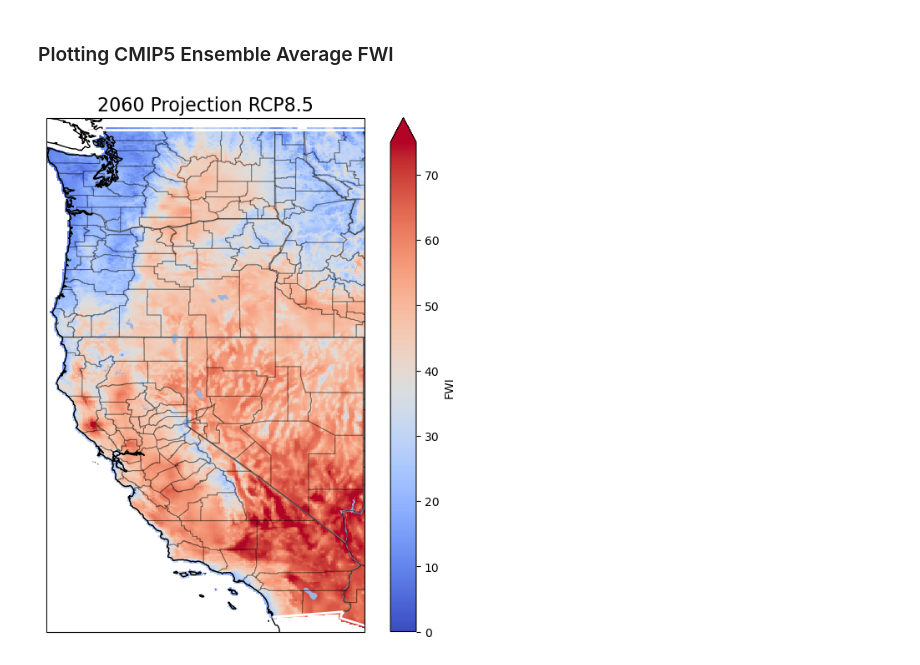
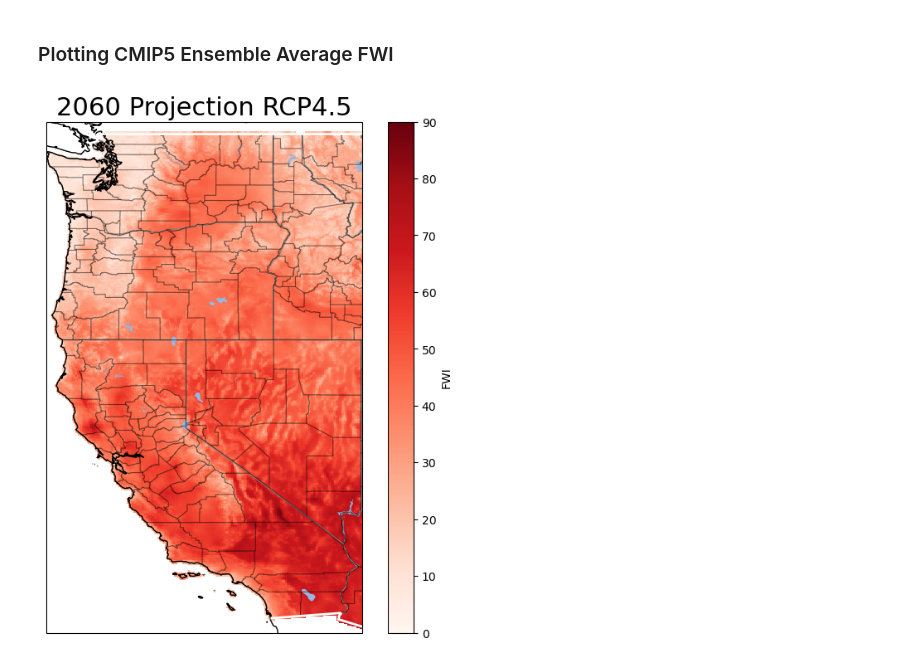
Before and after one commit to theo-avila/2024_FWI_CMIP5_Ensemble_Avila, a Jupyter notebook: notebooks/2_CMIP5_spatial_projections.ipynb, the cells around one changed output. Saved outputs shown, nothing was run; the diff lists cells and outputs as text; code cells hidden in the pictures.

```diff
--- a/notebooks/2_CMIP5_spatial_projections.ipynb
+++ b/notebooks/2_CMIP5_spatial_projections.ipynb
@@ -29,7 +29,9 @@ def proj_1960(models, lon_max, lon_min, lat_min, lat_max):
 
     average_array = []
     for model in models:
-        filein = "/data/keeling/a/davidcl2/d/MACA/FWI_RHmin/rcp85/out/macav2metdata_fwi_" + model + "_r1i1p1_rcp85_2056_2060_CONUS_daily.nc"
+        filein = "/data/keeling/a/davidcl2/d/MACA/FWI_RHmin/rcp45/out/macav2metdata_fwi_" + model + "_r1i1p1_rcp45_2056_2060_CONUS_daily.nc"
+        #filein = "/data/keeling/a/davidcl2/d/MACA/FWI_RHmin/rcp45/out/macav2metdata_fwi_" + model + "_r1i1p1_rcp45_2086_2090_CONUS_daily.nc"
+
         # this code selects lon, lat, and days included, also need to include years,
         current_model = xr.open_dataset(filein)
         selected_ds = current_model.sel(time=slice(f'{2060}-06-01', f'{2060}-10-31'))
@@ -90,38 +92,36 @@ states110 = cfeature.NaturalEarthFeature(
             scale=scale,
             facecolor='none',
             edgecolor='r')
 
-cmap='pink'
-cmap='cividis'
-#cmap='viridis'
-cmap='coolwarm'
+cmap='Reds'
+
 # central_longitude=260.0
 ## (17,17)
 fig, ax = plt.subplots(figsize=(8, 8), subplot_kw={'projection': ccrs.PlateCarree()})
 #print(booted_trend_slope)
-average_2060_proj.FWI.plot(ax=ax,cmap=cmap,vmin=0,vmax=75)
+average_2060_proj.FWI.plot(ax=ax,cmap=cmap,vmin=0,vmax=90)
 
 # Set the aspect ratio to 'box' for horizontal stretching
 # Replace min_x and max_x with appropriate values# Plot the second shapefile (gdf_wgs84)
 # Replace 'white' and 'black' with the desired colors and styling
 
 #gdf_wgs84.boundary.plot(ax=ax, color='none', edgecolor='red', linewidth=1.0)
 
 # Set the extent and add other map features as needed
 #ax.set_extent([-125, -113, 31.5, 49.5], crs=ccrs.PlateCarree())
 ax.add_feature(cfeature.NaturalEarthFeature('cultural', 'admin_1_states_provinces_lines', '110m', edgecolor='gray', facecolor='none'))
 ax.coastlines()
 ax.add_feature(cfeature.LAKES)
 ax.add_feature(COUNTIES, linewidth=0.8, alpha=0.5, facecolor='none', edgecolor='black')
 ax.add_feature(cfeature.BORDERS, linewidth=2, edgecolor='white')
 
 #gl = ax.gridlines(draw_labels=True, color='black', alpha=0.5, linestyle='--')
 #gl.xlabel_style = {'size': 10, 'color': 'black'}
 #gl.ylabel_style = {'size': 10, 'color': 'black'}
 
 #gdf_ocean.plot(ax=ax, color='white', edgecolor='white', linewidth=1.0)
 
-plt.title('2060 Projection RCP8.5', fontsize=16)
-plt.savefig('/data/keeling/a/ctavila2/7_bootstrapping/final_plots/different bounds/3_1_2_CMIP5_2060_Average_FWI_Projection_tmaxrhmin_native_rcp8.5_75.png')
+plt.title('2060 Projection RCP4.5', fontsize=22)
+plt.savefig('/data/keeling/a/ctavila2/2024_FWI_CMIP5_Ensemble_Avila/final_figures/figure_2_2060_2090_spatial_fwi_v2/3_1_2_CMIP5_2060_Average_FWI_Projection_tmaxrhmin_native_rcp45_90a')
 # %% [output]
-[figure, old version]
+[figure, new version]
```
Also changed, not shown: parts of 1 cell of this notebook, 7 other files.
